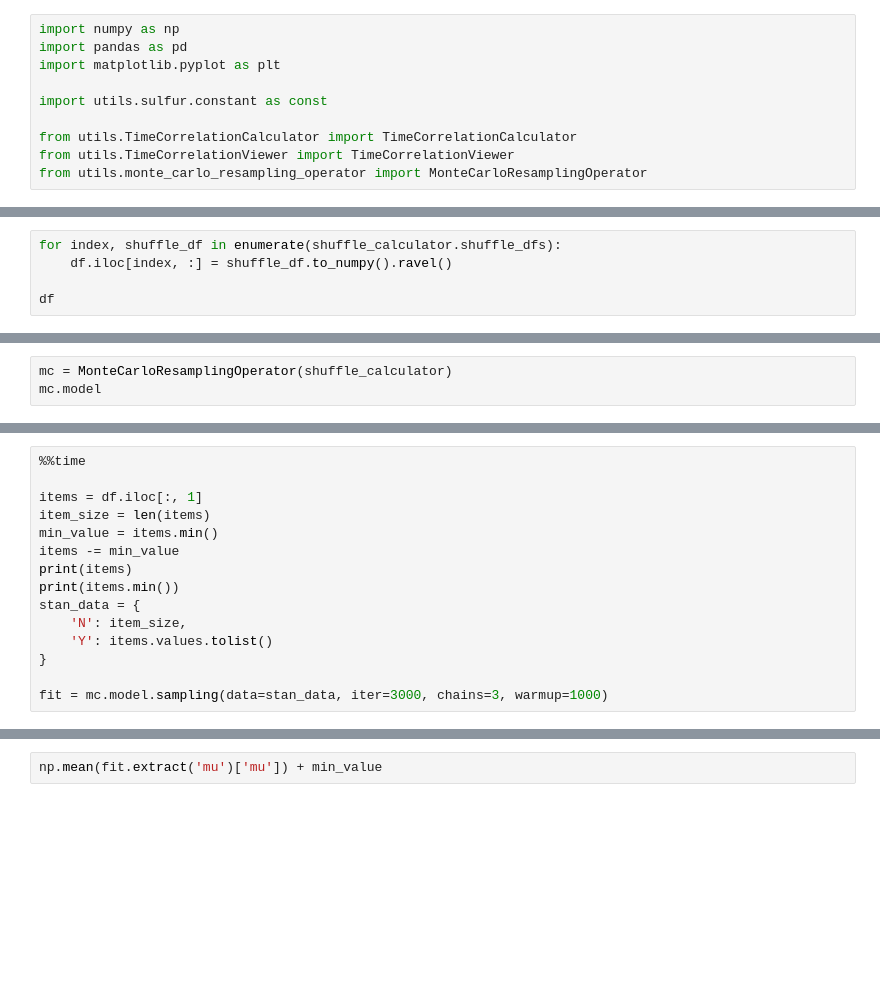
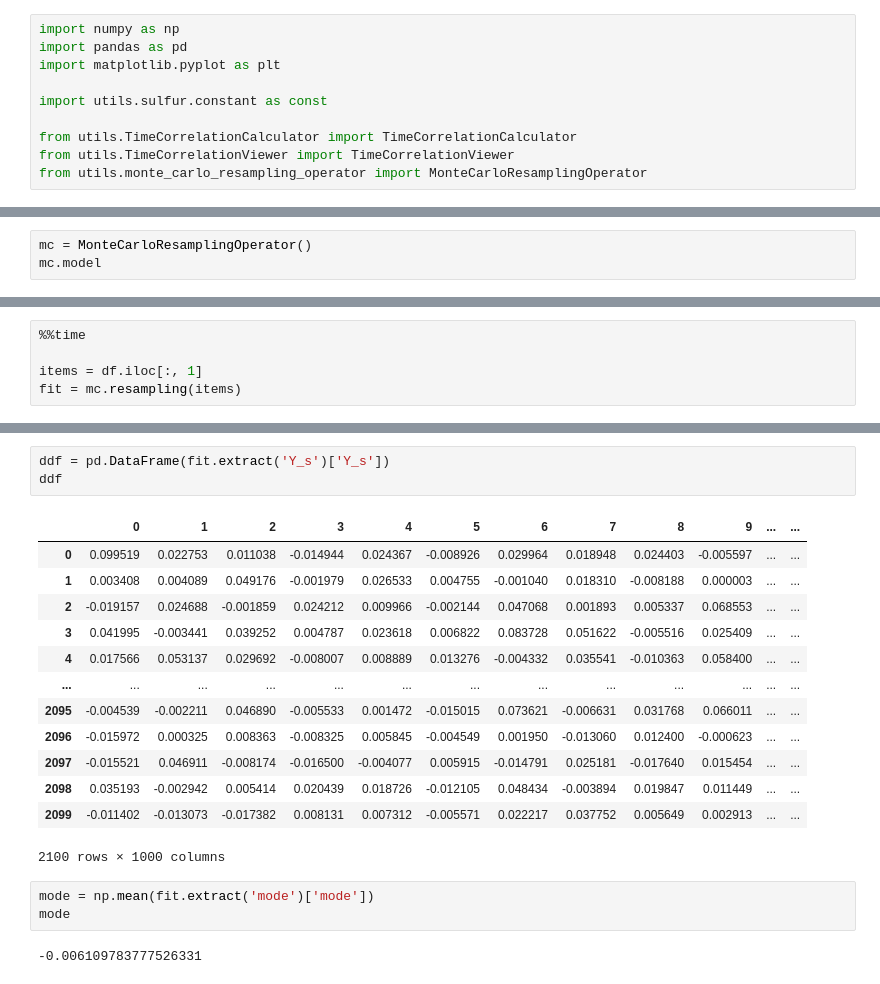
Before and after one commit to m11o/lablib-notebook, a Jupyter notebook: notebooks/sulfur/test_monte_corlo.ipynb, the cells around one changed output, grey strips where cells are left out. Saved outputs shown, nothing was run; the diff lists cells and outputs as text; blank space fills up the shorter version.

```diff
--- a/notebooks/sulfur/test_monte_corlo.ipynb
+++ b/notebooks/sulfur/test_monte_corlo.ipynb
@@ -46,6 +44 @@ df
 1000 rows × 1600 columns
-# %%
-for index, shuffle_df in enumerate(shuffle_calculator.shuffle_dfs):
-    df.iloc[index, :] = shuffle_df.to_numpy().ravel()
-
-df
@@ -142,4 +45,4 @@ math.log2(10000) + 1
 # %%
-mc = MonteCarloResamplingOperator(shuffle_calculator)
+mc = MonteCarloResamplingOperator()
 mc.model
 # %% [output]
@@ -149,14 +52,4 @@ CompileError: command 'gcc' terminated by signal 7
 %%time
 
 items = df.iloc[:, 1]
-item_size = len(items)
-min_value = items.min()
-items -= min_value
-print(items)
-print(items.min())
-stan_data = {
-    'N': item_size,
-    'Y': items.values.tolist()
-}
-
-fit = mc.model.sampling(data=stan_data, iter=3000, chains=3, warmup=1000)
+fit = mc.resampling(items)
@@ -169,4 +101,24 @@ fit
 # %%
-np.mean(fit.extract('mu')['mu']) + min_value
+ddf = pd.DataFrame(fit.extract('Y_s')['Y_s'])
+ddf
+# %% [output]
+|  | 0 | 1 | 2 | 3 | 4 | 5 | 6 | 7 | 8 | 9 | ... | ... |
+| 0 | 0.099519 | 0.022753 | 0.011038 | -0.014944 | 0.024367 | -0.008926 | 0.029964 | 0.018948 | 0.024403 | -0.005597 | ... | ... |
+| 1 | 0.003408 | 0.004089 | 0.049176 | -0.001979 | 0.026533 | 0.004755 | -0.001040 | 0.018310 | -0.008188 | 0.000003 | ... | ... |
+| 2 | -0.019157 | 0.024688 | -0.001859 | 0.024212 | 0.009966 | -0.002144 | 0.047068 | 0.001893 | 0.005337 | 0.068553 | ... | ... |
+| 3 | 0.041995 | -0.003441 | 0.039252 | 0.004787 | 0.023618 | 0.006822 | 0.083728 | 0.051622 | -0.005516 | 0.025409 | ... | ... |
+| 4 | 0.017566 | 0.053137 | 0.029692 | -0.008007 | 0.008889 | 0.013276 | -0.004332 | 0.035541 | -0.010363 | 0.058400 | ... | ... |
+| ... | ... | ... | ... | ... | ... | ... | ... | ... | ... | ... | ... | ... |
+| 2095 | -0.004539 | -0.002211 | 0.046890 | -0.005533 | 0.001472 | -0.015015 | 0.073621 | -0.006631 | 0.031768 | 0.066011 | ... | ... |
+| 2096 | -0.015972 | 0.000325 | 0.008363 | -0.008325 | 0.005845 | -0.004549 | 0.001950 | -0.013060 | 0.012400 | -0.000623 | ... | ... |
+| 2097 | -0.015521 | 0.046911 | -0.008174 | -0.016500 | -0.004077 | 0.005915 | -0.014791 | 0.025181 | -0.017640 | 0.015454 | ... | ... |
+| 2098 | 0.035193 | -0.002942 | 0.005414 | 0.020439 | 0.018726 | -0.012105 | 0.048434 | -0.003894 | 0.019847 | 0.011449 | ... | ... |
+| 2099 | -0.011402 | -0.013073 | -0.017382 | 0.008131 | 0.007312 | -0.005571 | 0.022217 | 0.037752 | 0.005649 | 0.002913 | ... | ... |
+2100 rows × 1000 columns
+# %%
+mode = np.mean(fit.extract('mode')['mode'])
+mode
+# %% [output]
+-0.006109783777526331
 # %%
 result[1]
```
Also changed, not shown: parts of 19 cells of this notebook.
